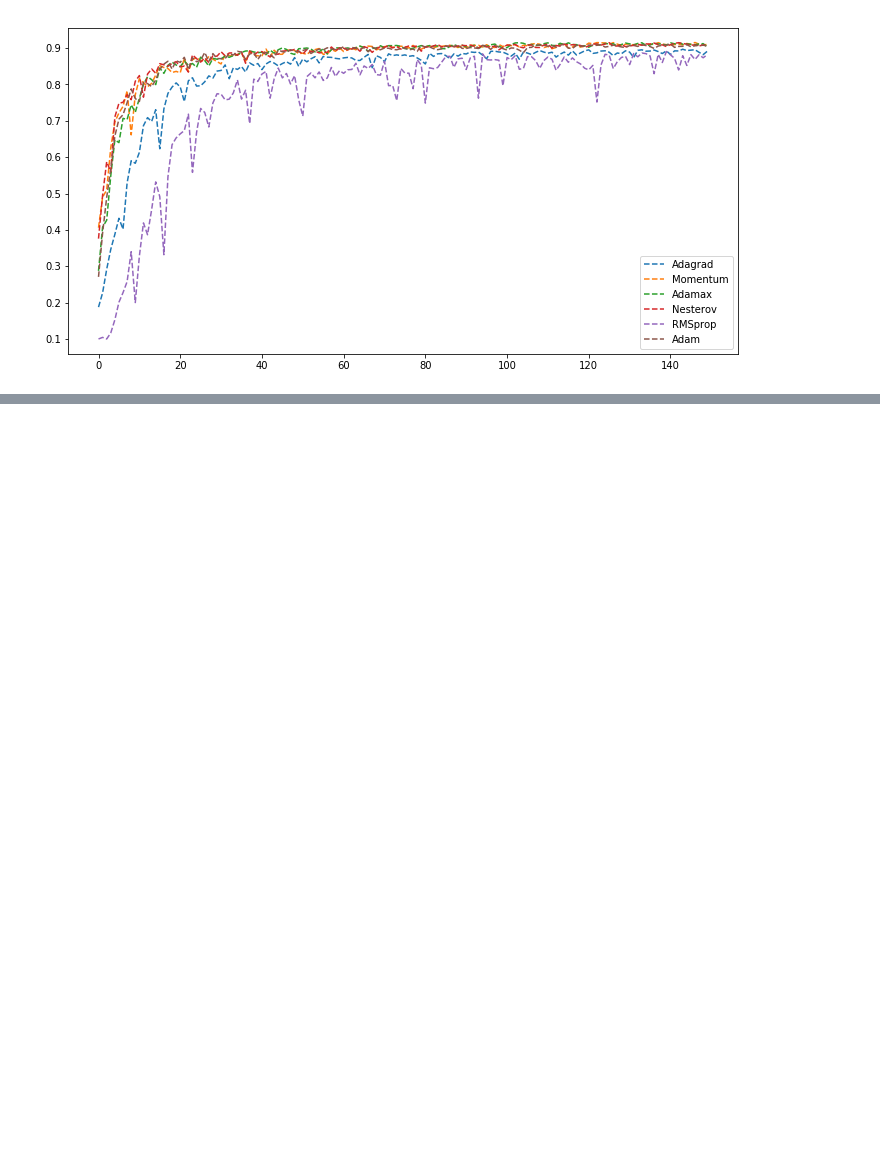
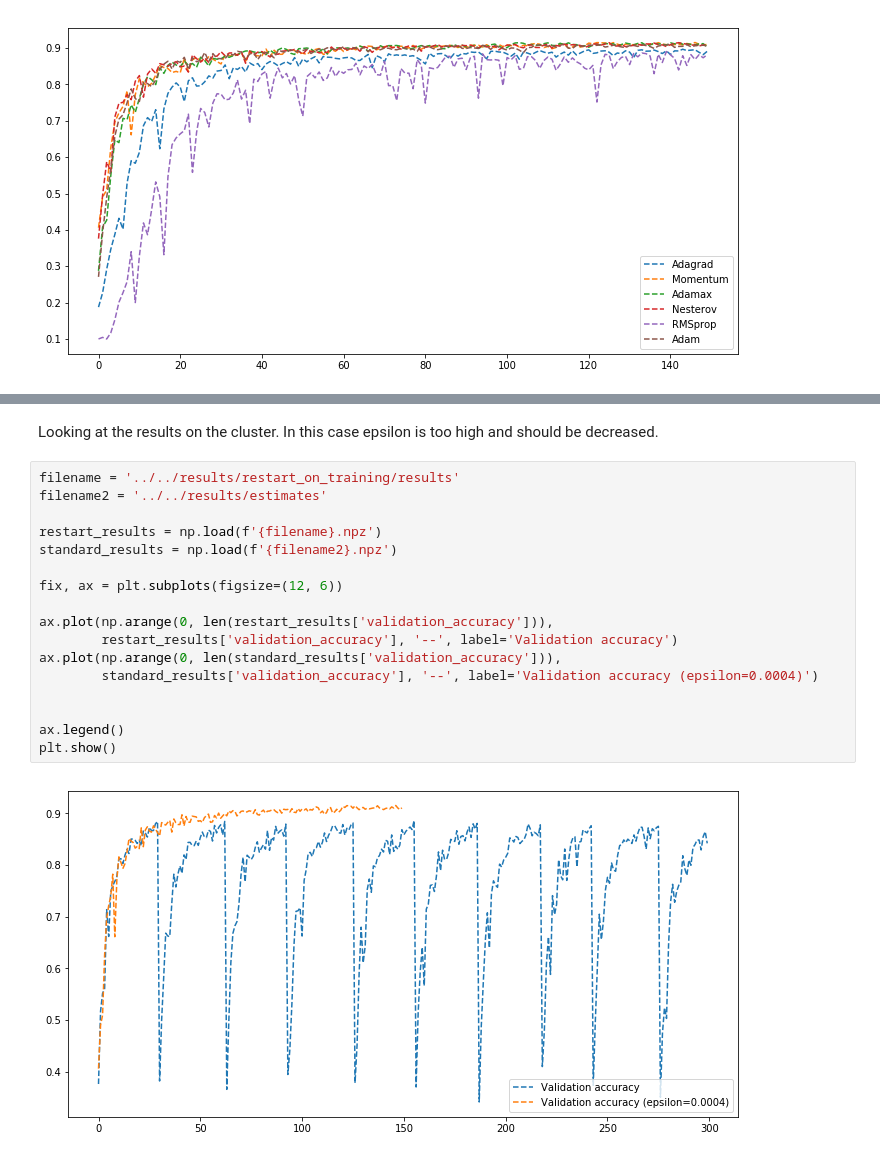
Before and after one commit to strin-matey/thesis, a Jupyter notebook: notebooks/restart/Restart.ipynb, the cells around one changed output, grey strips where cells are left out. Saved outputs shown, nothing was run; the diff lists cells and outputs as text; blank space fills up the shorter version.

Commit message:
Restart notebook updated

```diff
--- a/notebooks/restart/Restart.ipynb
+++ b/notebooks/restart/Restart.ipynb
@@ -183,0 +215,21 @@ plt.show()
+# %% [markdown]
+Looking at the results on the cluster. In this case epsilon is too high and should be decreased.
+# %%
+filename = '../../results/restart_on_training/results'
+filename2 = '../../results/estimates'
+
+restart_results = np.load(f'{filename}.npz')
+standard_results = np.load(f'{filename2}.npz')
+
+fix, ax = plt.subplots(figsize=(12, 6))
+
+ax.plot(np.arange(0, len(restart_results['validation_accuracy'])),
+        restart_results['validation_accuracy'], '--', label='Validation accuracy')
+ax.plot(np.arange(0, len(standard_results['validation_accuracy'])),
+        standard_results['validation_accuracy'], '--', label='Validation accuracy (epsilon=0.0004)')
+
+
+ax.legend()
+plt.show()
+# %% [output]
+[figure, added]
```
Also changed, not shown: parts of 12 cells of this notebook.
